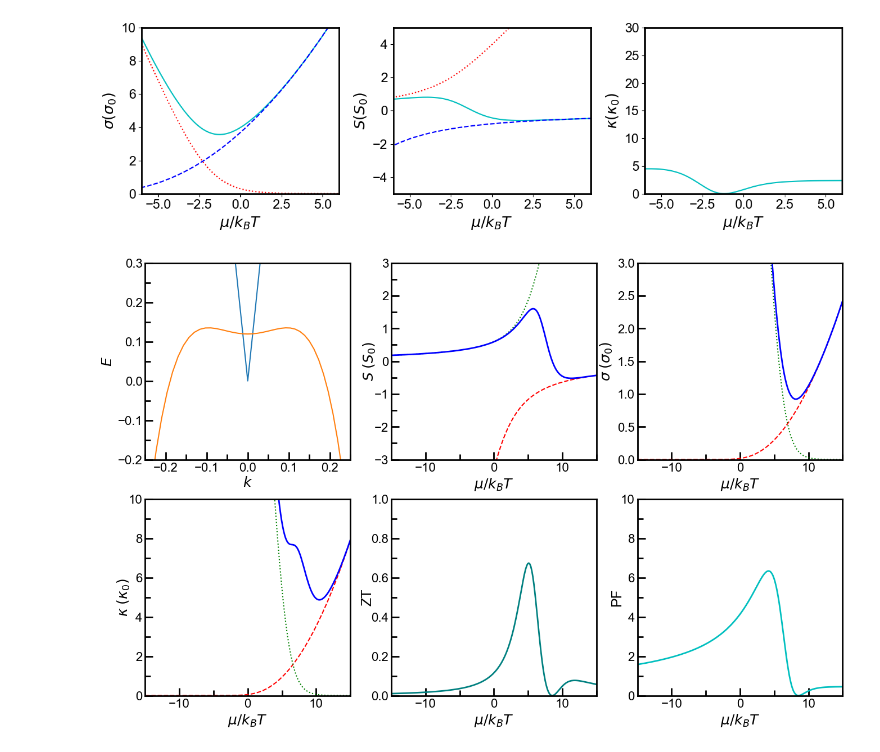
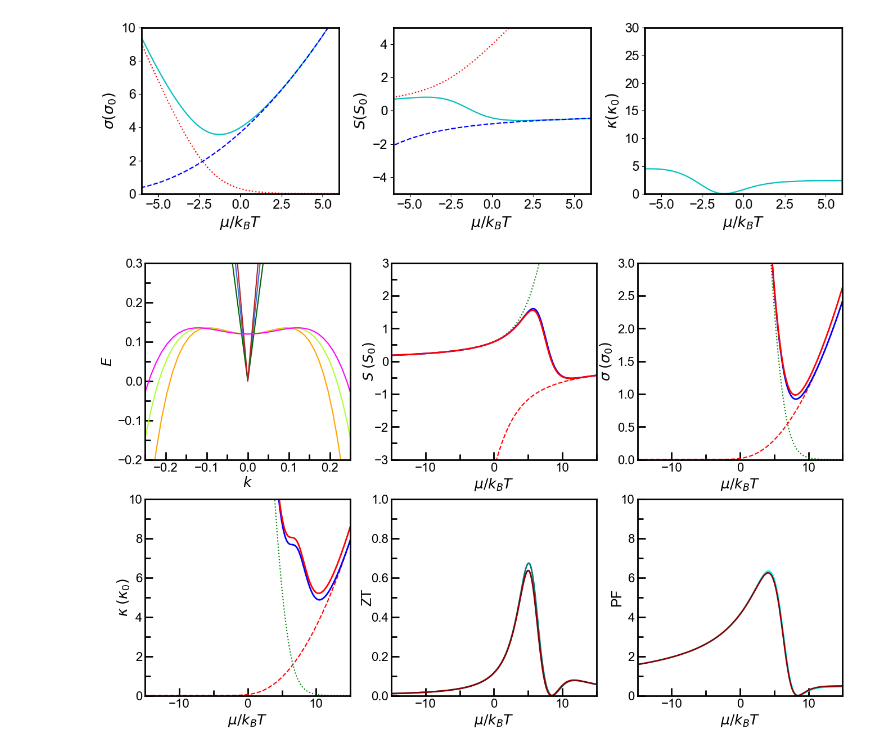
Before and after one commit to Normanthen/TE_Calculation, a Jupyter notebook: TypeII/semi-analitik_TypeII.ipynb, the cells around one changed output. Drawn from its saved outputs; the diff is of its cells as text; code cells hidden in the pictures.

```diff
--- a/TypeII/semi-analitik_TypeII.ipynb
+++ b/TypeII/semi-analitik_TypeII.ipynb
@@ -155,7 +155,13 @@ plt.ylim([-0.2,0.3])
 #plt.axvline(x=0)
 
 v = 9.95
+v1 = 8.00
+v2 = 11.90
+v3 = 13.85
 fc = v*np.abs(kcc)
+fc1 = v1*np.abs(kcc)
+fc2 = v2*np.abs(kcc)
+fc3 = v3*np.abs(kcc)
 plt.plot(kcc,fc)
 
 a = 5.5
@@ -164,9 +170,15 @@ b = 490
 #b = 5000
 
 mm  = 0.145
+mm1 = 0.190
+mm2 = 0.235
 a = 1/(2*mm)
+a1 = 1/(2*mm1)
+a2 = 1/(2*mm2)
 ee1 = 0.61*kBT
 fv = -(kcc**2/(4*mm)-ee1)**2/ee1
+fv1 = -(kcc**2/(4*mm1)-ee1)**2/ee1
+fv2 = -(kcc**2/(4*mm2)-ee1)**2/ee1
 #fv = a*kcc**2 - b*kcc**4
 plt.plot(kcc,fv+0.153)
 #plt.plot(kcc,fv+0.135)
@@ -349,8 +395,12 @@ eshift = 0
 
 # Subplot (a) : Dispersion relation
 ax1 = plt.subplot(2,3,1)
-plt.plot(kcc,fc)
-plt.plot(kcc,fv+0.135)
+plt.plot(kcc,fc, linestyle='solid', c='royalblue')
+plt.plot(kcc,fc1, linestyle='solid', c='darkgreen')
+plt.plot(kcc,fc2, linestyle='solid', c='firebrick')
+plt.plot(kcc,fv+0.135, linestyle='solid', c='orange')
+plt.plot(kcc,fv1+0.135, linestyle='solid', c='greenyellow')
+plt.plot(kcc,fv2+0.135,linestyle='solid', c='fuchsia')
 plt.axis([-0.25,0.25,-0.2,0.3])
 plt.xlabel('$k$')
 plt.ylabel('$E$')
@@ -371,6 +421,7 @@ ax2 = plt.subplot(2,3,2)
 plt.plot(eta, S_c(eta+eshift,e0,e1), 'r--')
 plt.plot(eta, S_v(eta+eshift,e0,e1), 'g:')
 plt.plot(eta, S(eta+eshift,e0,e1), 'b-',linewidth=2)
+plt.plot(eta, S1(eta+eshift,e0,e1), linestyle='solid', c='red',linewidth=2)
 plt.axis([-15,15,-3,3]) # the format is [xmin,xmax,ymin,ymax]
 #plt.xticks(range(-8,9,4))
 ax2.xaxis.set_minor_locator(AutoMinorLocator(2))
@@ -390,6 +441,7 @@ ax3 = plt.subplot(2,3,3)
 plt.plot(eta, sigma_c(eta+eshift,e0,e1), 'r--')
 plt.plot(eta, sigma_v(eta+eshift,e0,e1), 'g:')
 plt.plot(eta, sigma(eta+eshift,e0,e1), 'b-',linewidth=2)
+plt.plot(eta, sigma1(eta+eshift,e0,e1), linestyle='solid', c='red',linewidth=2)
 plt.axis([-15,15,0,3]) # the format is [xmin,xmax,ymin,ymax]
 #plt.xticks(range(-8,9,4))
 ax3.xaxis.set_minor_locator(AutoMinorLocator(2))
@@ -410,6 +462,7 @@ ax4 = plt.subplot(2,3,4)
 plt.plot(eta, kappa_c(eta+eshift,e0,e1), 'r--')
 plt.plot(eta, kappa_v(eta+eshift,e0,e1), 'g:')
 plt.plot(eta, kappa(eta+eshift,e0,e1), 'b-',linewidth=2)
+plt.plot(eta, kappa1(eta+eshift,e0,e1), linestyle='solid', c='red',linewidth=2)
 plt.axis([-15,15,0,10]) # the format is [xmin,xmax,ymin,ymax]
 #plt.xticks(range(-8,9,4))
 ax4.xaxis.set_minor_locator(AutoMinorLocator(2))
@@ -430,6 +483,7 @@ ax5 = plt.subplot(2,3,5)
 #rkapp1 = kappa(eta+eshift,e0,e1)/3
 #rkapp2 = 3*kappa(eta+eshift,e0,e1)
 plt.plot(eta, ZT(eta+eshift,e0,e1), c='teal',linewidth=2)
+plt.plot(eta, ZT1(eta+eshift,e0,e1), c='darkred',linewidth=2)
 #plt.plot(eta, ZT(eta+eshift,e0,e1,rkapp1), c='teal',linewidth=2,label = r'$\kappa_{ph} = \frac{\kappa_e}{3}$' )
 #plt.plot(eta, ZT(eta+eshift,e0,e1,rkapp2), c='crimson',linewidth=2,label = r'$\kappa_{ph} = 3\kappa_e$')
 plt.axis([-15,15,0, 1]) # the format is [xmin,xmax,ymin,ymax]
@@ -438,32 +492,33 @@ ax5.xaxis.set_minor_locator(AutoMinorLocator(2))
 #plt.yticks(range(0,3,0.5))
 ax5.yaxis.set_minor_locator(AutoMinorLocator(2))
 ax5.yaxis.labelpad = -4
 plt.xlabel('$\mu/k_BT$')
 plt.ylabel('ZT')
 #plt.legend()
 #ax5.yaxis.set_major_locator(mpl.ticker.MultipleLocator(0.25))
 #ax5.yaxis.set_minor_locator(mpl.ticker.MultipleLocator(0.125))
 ax5.xaxis.set_tick_params(which='major', size=10, width=2, direction='in')
 ax5.xaxis.set_tick_params(which='minor', size=7, width=2, direction='in')
 ax5.yaxis.set_tick_params(which='major', size=10, width=2, direction='in')
 ax5.yaxis.set_tick_params(which='minor', size=7, width=2, direction='in')
 
 #Subplot (e) : Power Factor
 ax6 = plt.subplot(2,3,6)
-plt.plot(eta, S(eta+eshift,e0,e1)**2*sigma(eta+eshift,e0,e1), 'c-',linewidth=2)
+plt.plot(eta, S(eta+eshift,e0,e1)**2*sigma(eta+eshift,e0,e1), linestyle='solid', c='cyan',linewidth=2)
+plt.plot(eta, S1(eta+eshift,e0,e1)**2*sigma1(eta+eshift,e0,e1), linestyle='solid', c='darkred',linewidth=2)
 plt.axis([-15,15,0,10]) # the format is [xmin,xmax,ymin,ymax]
 #plt.xticks(range(-8,9,20))
 ax6.xaxis.set_minor_locator(AutoMinorLocator(2))
 #plt.yticks(range(-4,5,2))
 ax6.yaxis.set_minor_locator(AutoMinorLocator(2))
 ax6.yaxis.labelpad = -4
 plt.xlabel('$\mu/k_BT$')
 plt.ylabel('PF')
 #ax6.yaxis.set_major_locator(mpl.ticker.MultipleLocator(10))
 #ax6.yaxis.set_minor_locator(mpl.ticker.MultipleLocator(5))
 ax6.xaxis.set_tick_params(which='major', size=10, width=2, direction='in')
 ax6.xaxis.set_tick_params(which='minor', size=7, width=2, direction='in')
 ax6.yaxis.set_tick_params(which='major', size=10, width=2, direction='in')
 ax6.yaxis.set_tick_params(which='minor', size=7, width=2, direction='in')
 # %% [output]
-[figure, old version]
+[figure, new version]
```
Also changed, not shown: parts of 1 cell of this notebook.
